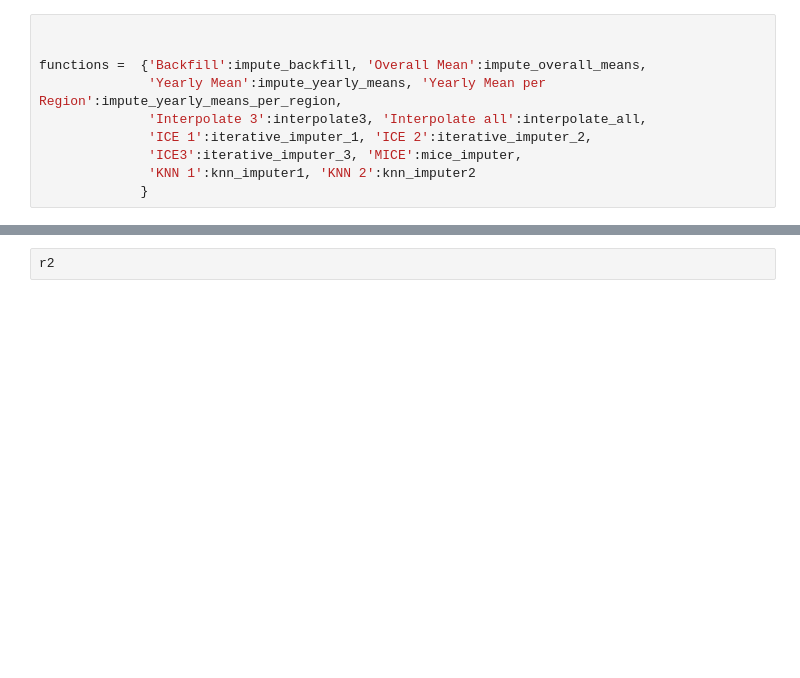
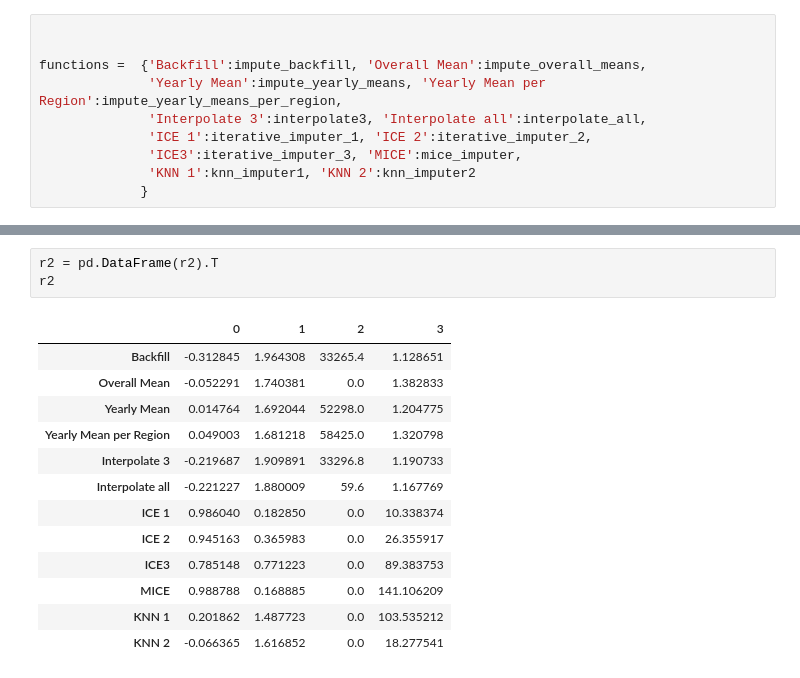
Before and after one commit to MarieFlatow/BA_weltbank, a Jupyter notebook: master_run.ipynb, the cells around one changed output, grey strips where cells are left out. Saved outputs shown, nothing was run; the diff lists cells and outputs as text; blank space fills up the shorter version.

```diff
--- a/master_run.ipynb
+++ b/master_run.ipynb
@@ -525,2 +549,17 @@ Imputation round 11
 # %%
+r2 = pd.DataFrame(r2).T
 r2
+# %% [output]
+|  | 0 | 1 | 2 | 3 |
+| Backfill | -0.312845 | 1.964308 | 33265.4 | 1.128651 |
+| Overall Mean | -0.052291 | 1.740381 | 0.0 | 1.382833 |
+| Yearly Mean | 0.014764 | 1.692044 | 52298.0 | 1.204775 |
+| Yearly Mean per Region | 0.049003 | 1.681218 | 58425.0 | 1.320798 |
+| Interpolate 3 | -0.219687 | 1.909891 | 33296.8 | 1.190733 |
+| Interpolate all | -0.221227 | 1.880009 | 59.6 | 1.167769 |
+| ICE 1 | 0.986040 | 0.182850 | 0.0 | 10.338374 |
+| ICE 2 | 0.945163 | 0.365983 | 0.0 | 26.355917 |
+| ICE3 | 0.785148 | 0.771223 | 0.0 | 89.383753 |
+| MICE | 0.988788 | 0.168885 | 0.0 | 141.106209 |
+| KNN 1 | 0.201862 | 1.487723 | 0.0 | 103.535212 |
+| KNN 2 | -0.066365 | 1.616852 | 0.0 | 18.277541 |
```
Also changed, not shown: parts of 10 cells of this notebook, 9 other files.
